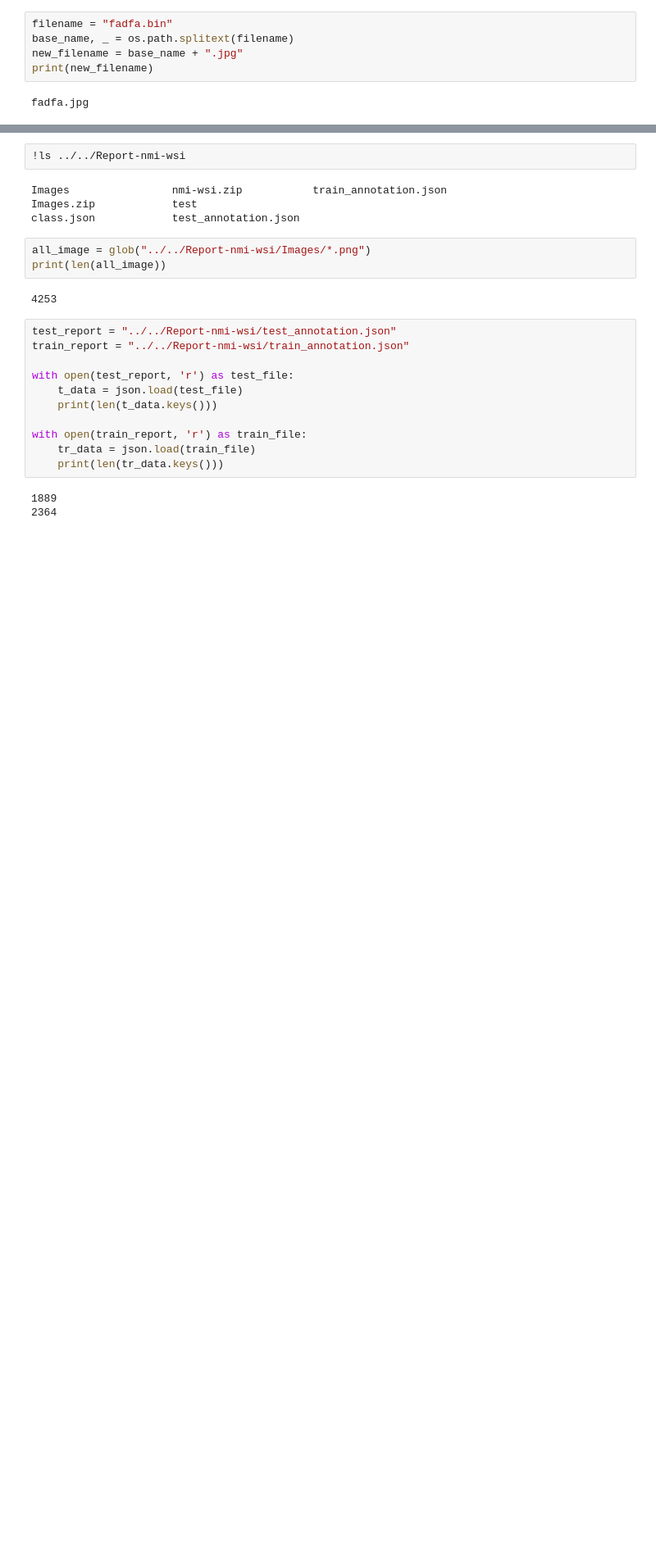
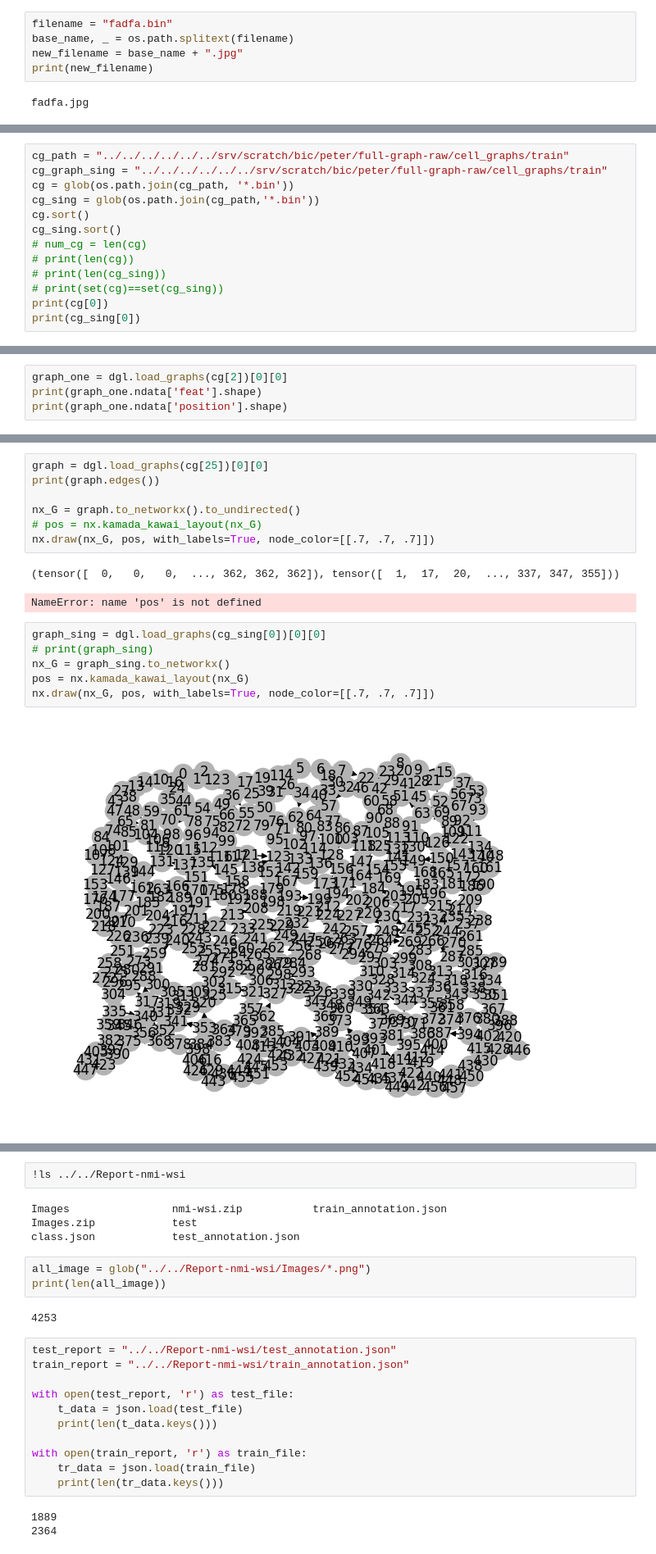
Before and after one commit to PeterrHH/GNN-Histo-Caption, a Jupyter notebook: main/data_view.ipynb, the cells around one changed output, grey strips where cells are left out. Shown at 82% size. Drawn from its saved outputs; the diff is of its cells as text; blank space fills up the shorter version.

```diff
--- a/main/data_view.ipynb
+++ b/main/data_view.ipynb
@@ -56,0 +54,13 @@ print(cg)
+# %%
+cg_path = "../../../../../../srv/scratch/bic/peter/full-graph-raw/cell_graphs/train"
+cg_graph_sing = "../../../../../../srv/scratch/bic/peter/full-graph-raw/cell_graphs/train"
+cg = glob(os.path.join(cg_path, '*.bin'))
+cg_sing = glob(os.path.join(cg_path,'*.bin'))
+cg.sort()
+cg_sing.sort()
+# num_cg = len(cg)
+# print(len(cg))
+# print(len(cg_sing))
+# print(set(cg)==set(cg_sing))
+print(cg[0])
+print(cg_sing[0])
@@ -56,0 +70,4 @@ print(cg)
+# %%
+graph_one = dgl.load_graphs(cg[2])[0][0]
+print(graph_one.ndata['feat'].shape)
+print(graph_one.ndata['position'].shape)
@@ -56,0 +77,18 @@ print(cg)
+# %%
+graph = dgl.load_graphs(cg[25])[0][0]
+print(graph.edges())
+
+nx_G = graph.to_networkx().to_undirected()
+# pos = nx.kamada_kawai_layout(nx_G)
+nx.draw(nx_G, pos, with_labels=True, node_color=[[.7, .7, .7]])
+# %% [output]
+(tensor([  0,   0,   0,  ..., 362, 362, 362]), tensor([  1,  17,  20,  ..., 337, 347, 355]))
+NameError: name 'pos' is not defined
+# %%
+graph_sing = dgl.load_graphs(cg_sing[0])[0][0]
+# print(graph_sing)
+nx_G = graph_sing.to_networkx()
+pos = nx.kamada_kawai_layout(nx_G)
+nx.draw(nx_G, pos, with_labels=True, node_color=[[.7, .7, .7]])
+# %% [output]
+[figure, added]
```
Also changed, not shown: parts of 57 cells of this notebook, 30 other files.
